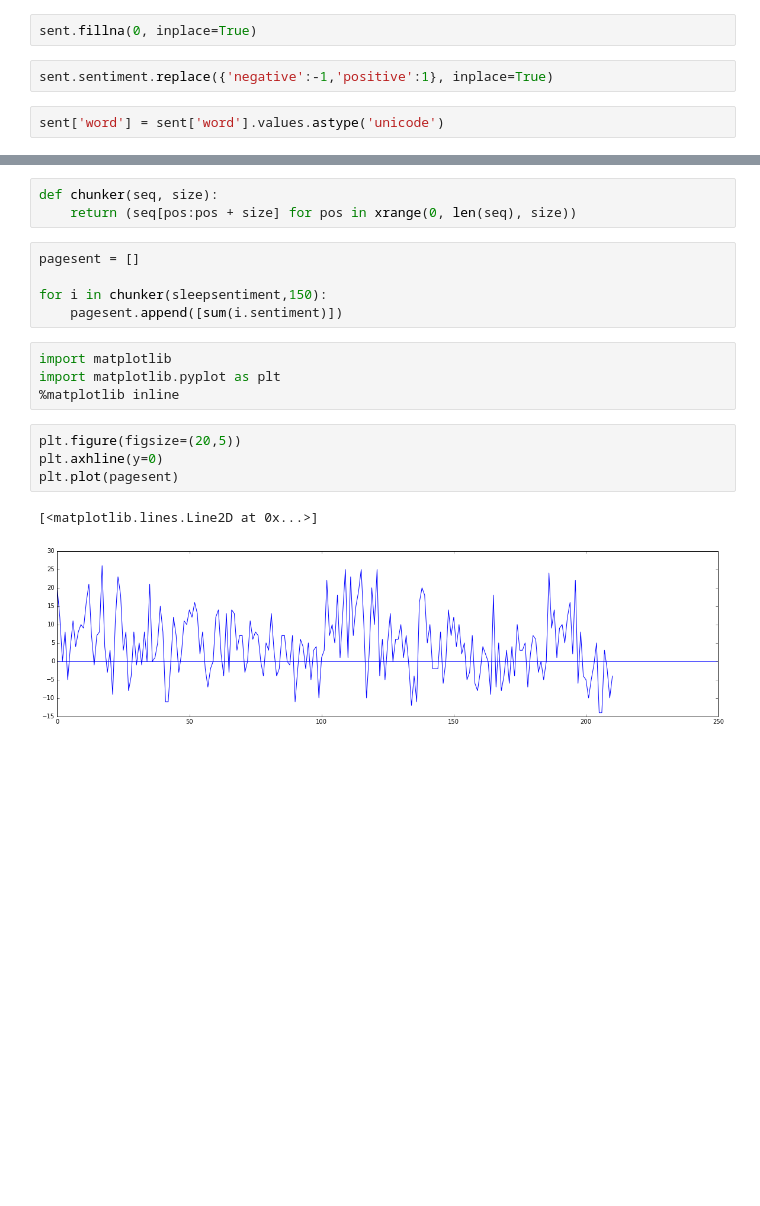
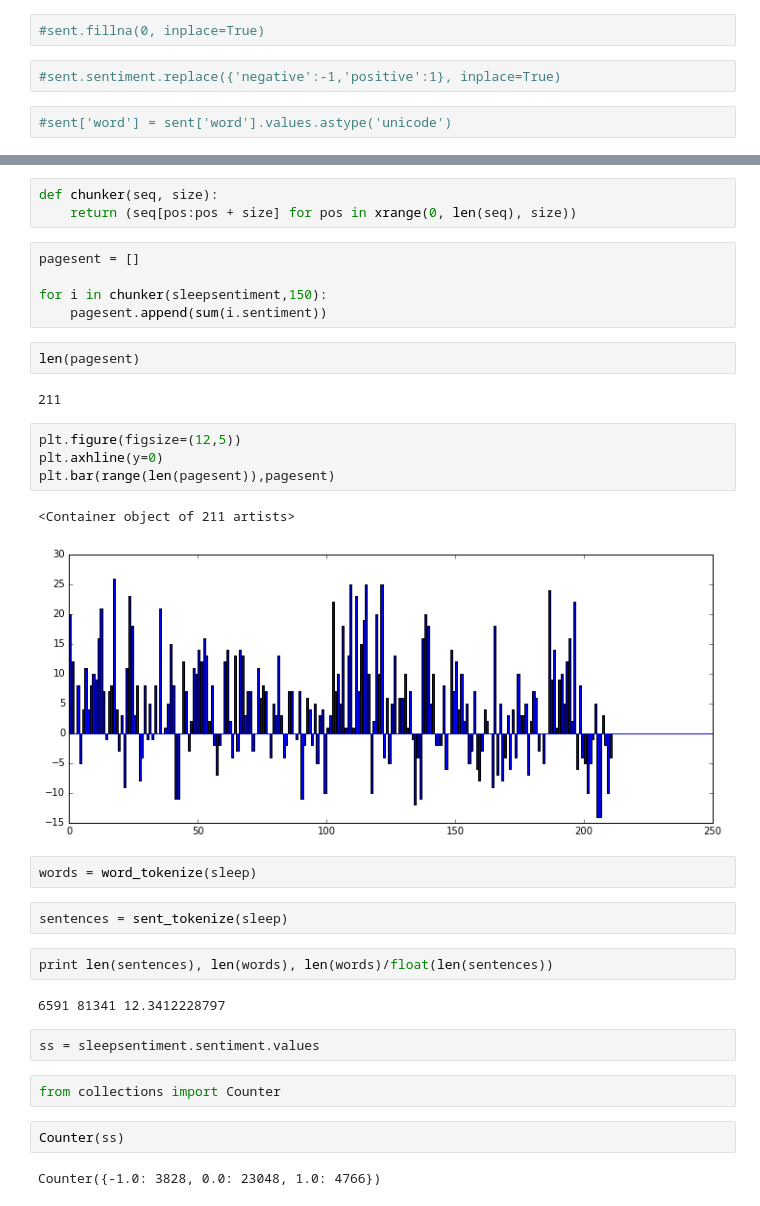
Before and after one commit to annemanguyen/metis_projects, a Jupyter notebook: sent_dict.ipynb, the cells around one changed output, grey strips where cells are left out. Drawn from its saved outputs; the diff is of its cells as text; blank space fills up the shorter version.

```diff
--- a/sent_dict.ipynb
+++ b/sent_dict.ipynb
@@ -30,8 +42,8 @@ sleepstop = [w for w in sleepwords if not w in stop]
 # %%
 sent = pd.read_pickle('sentiment.pkl')
 # %%
-sent.fillna(0, inplace=True)
+#sent.fillna(0, inplace=True)
 # %%
-sent.sentiment.replace({'negative':-1,'positive':1}, inplace=True)
+#sent.sentiment.replace({'negative':-1,'positive':1}, inplace=True)
 # %%
-sent['word'] = sent['word'].values.astype('unicode')
+#sent['word'] = sent['word'].values.astype('unicode')
@@ -107,15 +83,31 @@ def chunker(seq, size):
 pagesent = []
 
 for i in chunker(sleepsentiment,150):
-    pagesent.append([sum(i.sentiment)])
+    pagesent.append(sum(i.sentiment))
-# %%
-import matplotlib
-import matplotlib.pyplot as plt
-%matplotlib inline
+# %%
+len(pagesent)
+# %% [output]
+211
 # %%
-plt.figure(figsize=(20,5))
+plt.figure(figsize=(12,5))
 plt.axhline(y=0)
-plt.plot(pagesent)
+plt.bar(range(len(pagesent)),pagesent)
 # %% [output]
-[<matplotlib.lines.Line2D at 0x...>]
+<Container object of 211 artists>
-[figure, old version]
+[figure, new version]
+# %%
+words = word_tokenize(sleep)
+# %%
+sentences = sent_tokenize(sleep)
+# %%
+print len(sentences), len(words), len(words)/float(len(sentences))
+# %% [output]
+6591 81341 12.3412228797
+# %%
+ss = sleepsentiment.sentiment.values
+# %%
+from collections import Counter
+# %%
+Counter(ss)
+# %% [output]
+Counter({-1.0: 3828, 0.0: 23048, 1.0: 4766})
```
Also changed, not shown: parts of 20 cells of this notebook, 23 other files.
